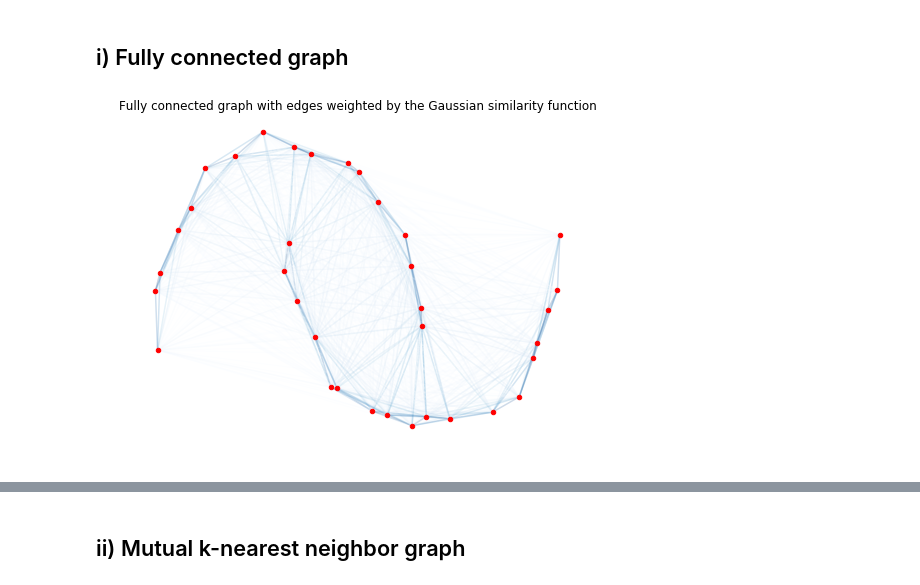
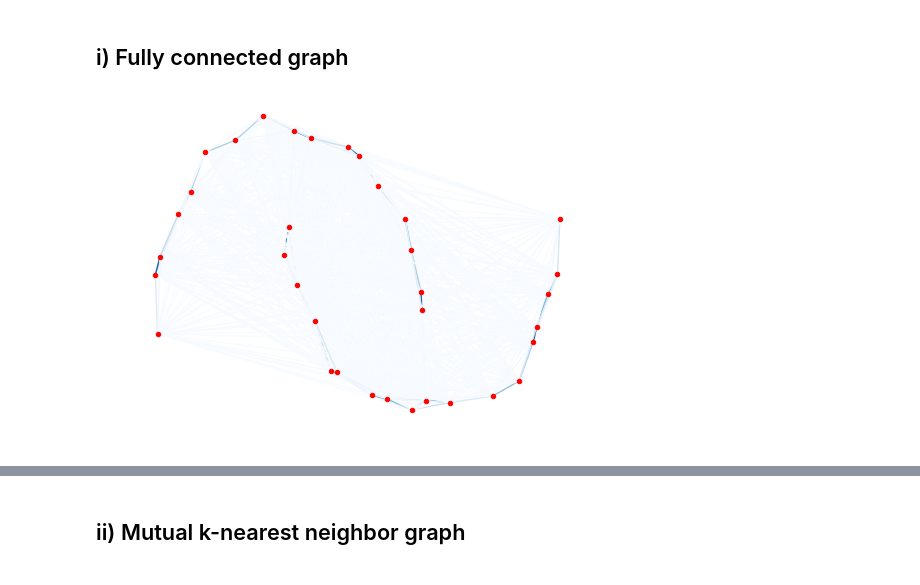
Before and after one commit to msarrias/spectral-clustering, a Jupyter notebook: playground.ipynb, the cells around one changed output, grey strips where cells are left out. Cells and saved outputs as stored; diff of their text form; code cells hidden in the pictures.

```diff
--- a/playground.ipynb
+++ b/playground.ipynb
@@ -18,7 +18,7 @@ nodes_position = dict()
 for key  in [i for i in range(Npts)]:
     nodes_position[key] = list(half_moons_data[0][key])
 # %%
-W_half_moon = f.adjacency_matrix(half_moons_data[0], sigma=0.5)
+W_half_moon = f.adjacency_matrix(half_moons_data[0], sigma=0.05)
 # %%
 #plot data
 f.scatter_plot_data_set(half_moons_data[0], half_moons_data[1], color_clusters = False)
@@ -29,8 +29,7 @@ f.scatter_plot_data_set(half_moons_data[0], half_moons_data[1], color_clusters =
 # %%
 #create graph
 hm = f.create_weighted_Graph(W_half_moon)
 #Plot graph
-f.plot_Graph(hm, nodes_position,
-               title = 'Fully connected graph with edges weighted by the Gaussian similarity function',alpha=0.2)
+f.plot_Graph(hm, nodes_position, title = '',alpha=0.9)
 # %% [output]
-[figure, old version]
+[figure, new version]
```
Also changed, not shown: parts of 12 cells of this notebook.
